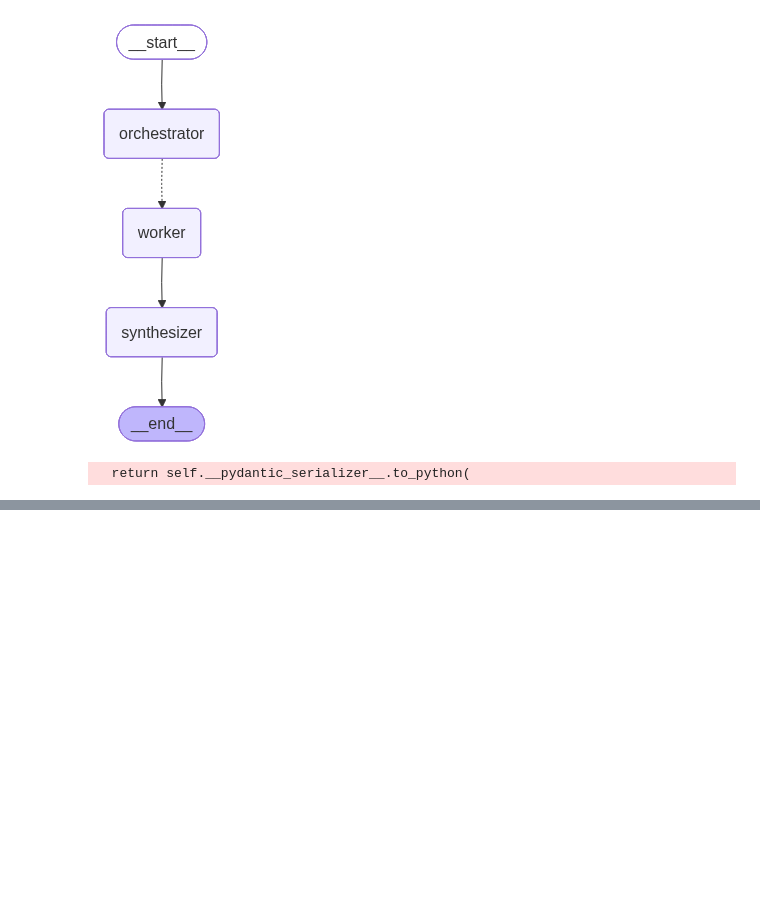
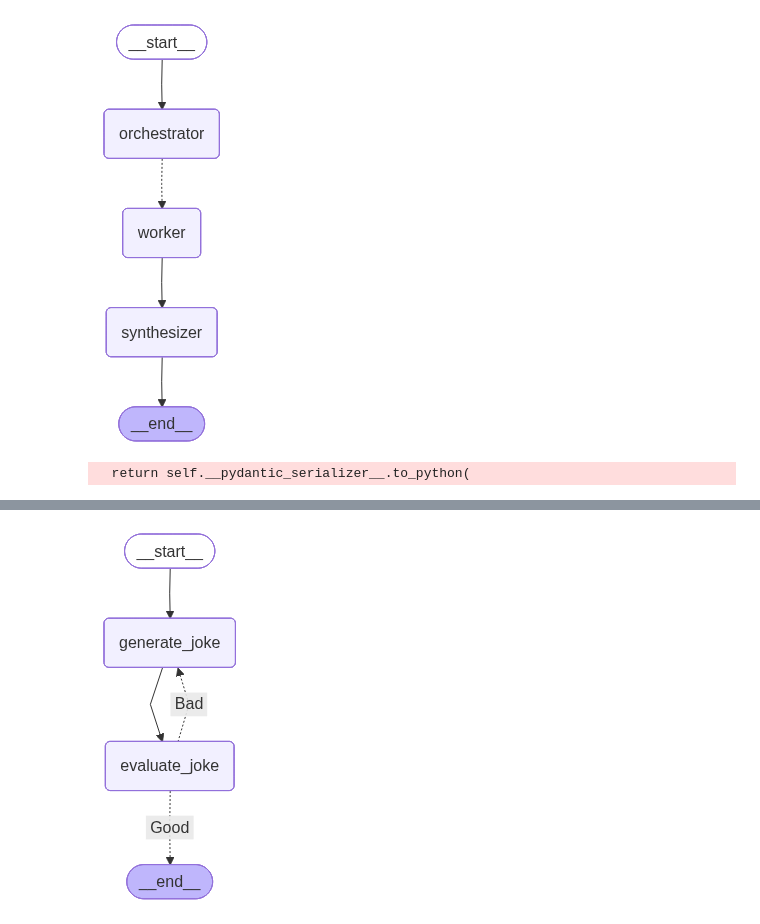
Before and after one commit to verba-neo/gaida-2, a Jupyter notebook: 05-langgraph/06_workflows.ipynb, the cells around one changed output, grey strips where cells are left out. Saved outputs shown, nothing was run; the diff lists cells and outputs as text; code cells hidden in the pictures; blank space fills up the shorter version.

```diff
--- a/05-langgraph/06_workflows.ipynb
+++ b/05-langgraph/06_workflows.ipynb
@@ -472,0 +478,68 @@ result = graph.invoke({'topic': 'AI + 2035 논문이 발표되었는데, 내용
+# %%
+class State(TypedDict):
+    joke: str
+    topic: str
+    feedback: str
+    funny_or_not: str
+
+
+# 평가 담당 llm이 사용할 structured output schema
+class Feedback(BaseModel):
+    grade: Literal['funny', 'not funny'] = Field(
+        ...,
+        description='농담이 재밌는지 아닌지 판단'
+    )
+    feedback: str = Field(
+        description='농담이 재미 없다면, 발전시킬 수 있도록 피드백 제공'
+    )
+
+evaluator_llm = llm.with_structured_output(Feedback)
+
+
+# Nodes
+def generate_joke(state: State):
+    # 평가 x 당하고 다시 만들어야 하는 상황
+    if state.get('feedback'):
+        msg = llm.invoke(
+            f'{state['topic']}관련된 농담을 작성하되, 피드백 참고({state['feedback']})'
+        )
+    # 첫 트라이
+    else:
+        msg = llm.invoke(
+            f'{state['topic']}관련된 농담을 작성.'
+        )
+    return {'joke': msg.content}
+
+
+def evaluate_joke(state: State):
+    result = evaluator_llm.invoke(f'다음 농담을 평가 하시오. <{state['joke']}>')
+    return {'funny_or_not': result.grade, 'feedback': result.feedback}
+
+
+# Router
+def route_joke(state: State):
+    if state['funny_or_not'] == 'funny':
+        return 'Good'
+    elif state['funny_or_not'] == 'not funny':
+        return 'Bad'
+
+
+workflow = StateGraph(State)
+workflow.add_node(generate_joke)
+workflow.add_node(evaluate_joke)
+
+workflow.add_edge(START, 'generate_joke')
+workflow.add_edge('generate_joke', 'evaluate_joke')
+workflow.add_conditional_edges(
+    'evaluate_joke',
+    route_joke,
+    {
+        'Good': END,
+        'Bad': 'generate_joke'
+    }
+)
+
+graph = workflow.compile()
+display(Image(graph.get_graph().draw_mermaid_png()))
+# %% [output]
+[figure, added]
```
Also changed, not shown: parts of 1 cell of this notebook.
